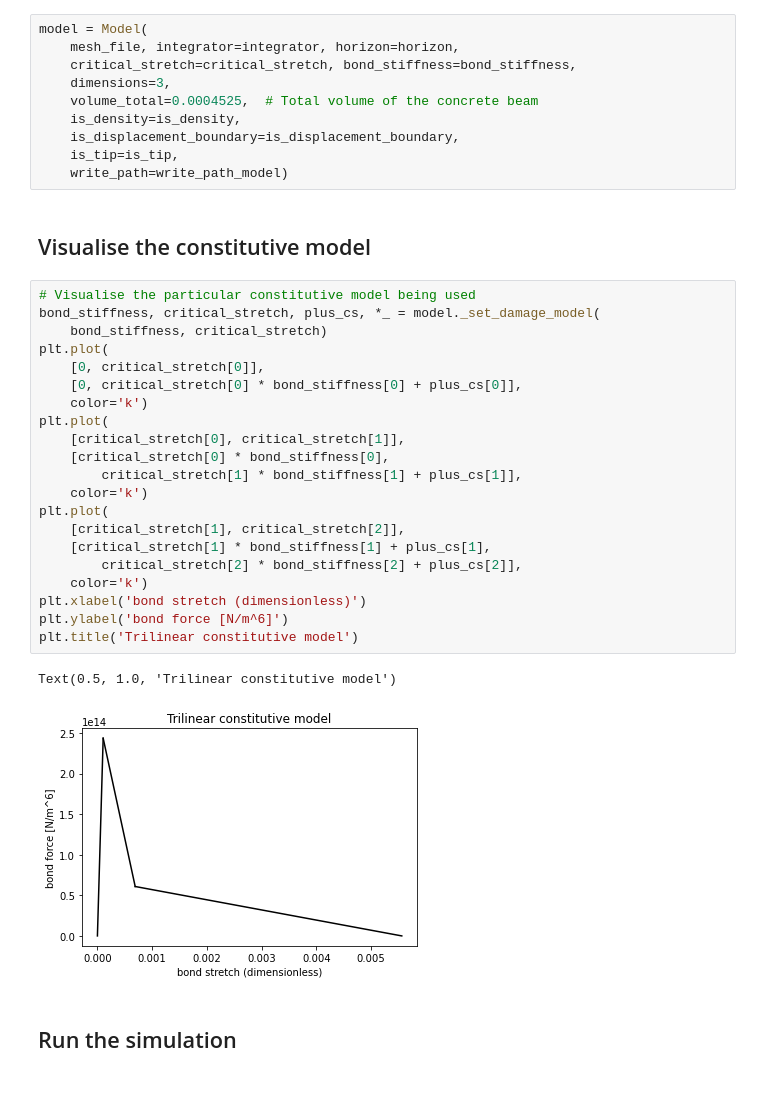
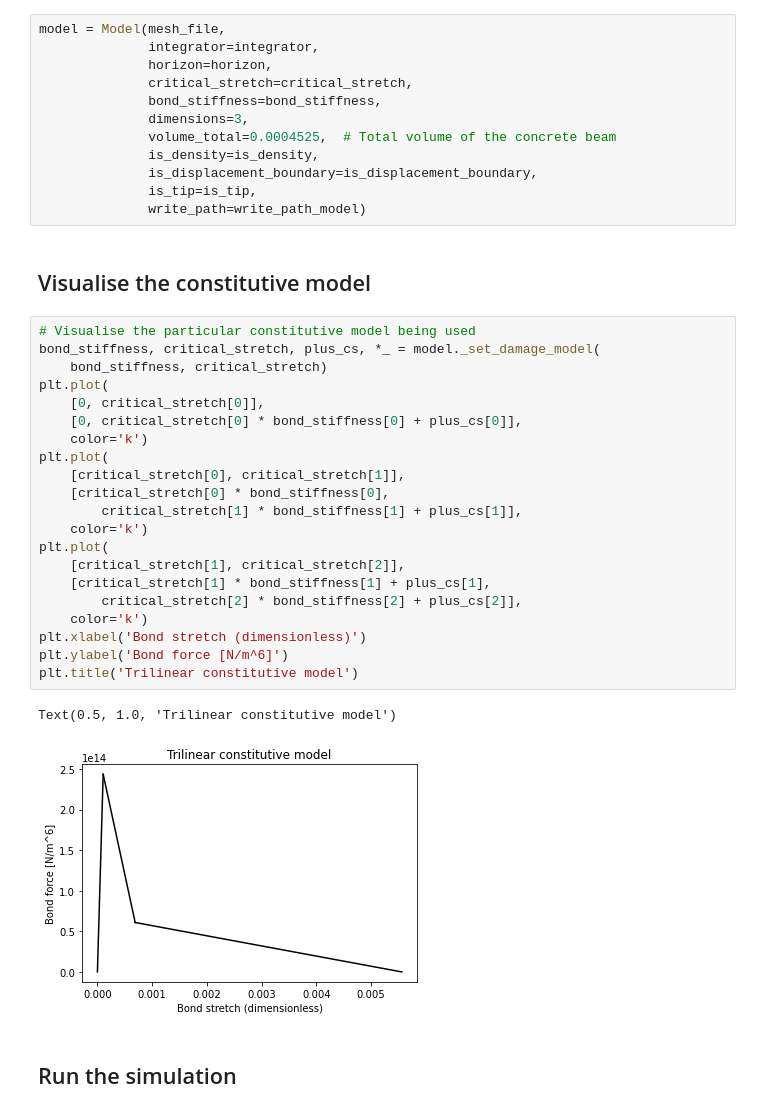
Before and after one commit to jd-bartlett96/PeriPy, a Jupyter notebook: peripy/examples/notebooks/Example3.ipynb, the cells around one changed output. Drawn from its saved outputs; the diff is of its cells as text.

```diff
--- a/peripy/examples/notebooks/Example3.ipynb
+++ b/peripy/examples/notebooks/Example3.ipynb
@@ -181,41 +181,43 @@ and device local memory size is 65536 bytes.
 # %% [markdown]
 ## Build model
 # %%
-model = Model(
-    mesh_file, integrator=integrator, horizon=horizon,
-    critical_stretch=critical_stretch, bond_stiffness=bond_stiffness,
-    dimensions=3,
-    volume_total=0.0004525,  # Total volume of the concrete beam
-    is_density=is_density,
-    is_displacement_boundary=is_displacement_boundary,
-    is_tip=is_tip,
-    write_path=write_path_model)
+model = Model(mesh_file,
+              integrator=integrator,
+              horizon=horizon,
+              critical_stretch=critical_stretch,
+              bond_stiffness=bond_stiffness,
+              dimensions=3,
+              volume_total=0.0004525,  # Total volume of the concrete beam
+              is_density=is_density,
+              is_displacement_boundary=is_displacement_boundary,
+              is_tip=is_tip,
+              write_path=write_path_model)
 # %% [markdown]
 ## Visualise the constitutive model
 # %%
 # Visualise the particular constitutive model being used
 bond_stiffness, critical_stretch, plus_cs, *_ = model._set_damage_model(
     bond_stiffness, critical_stretch)
 plt.plot(
     [0, critical_stretch[0]],
     [0, critical_stretch[0] * bond_stiffness[0] + plus_cs[0]],
     color='k')
 plt.plot(
     [critical_stretch[0], critical_stretch[1]],
     [critical_stretch[0] * bond_stiffness[0],
         critical_stretch[1] * bond_stiffness[1] + plus_cs[1]],
     color='k')
 plt.plot(
     [critical_stretch[1], critical_stretch[2]],
     [critical_stretch[1] * bond_stiffness[1] + plus_cs[1],
         critical_stretch[2] * bond_stiffness[2] + plus_cs[2]],
     color='k')
-plt.xlabel('bond stretch (dimensionless)')
-plt.ylabel('bond force [N/m^6]')
+plt.xlabel('Bond stretch (dimensionless)')
+plt.ylabel('Bond force [N/m^6]')
 plt.title('Trilinear constitutive model')
 # %% [output]
 Text(0.5, 1.0, 'Trilinear constitutive model')
-[figure, old version]
+[figure, new version]
 # %% [markdown]
 ## Run the simulation
 # %%
```
Also changed, not shown: parts of 5 cells of this notebook.
